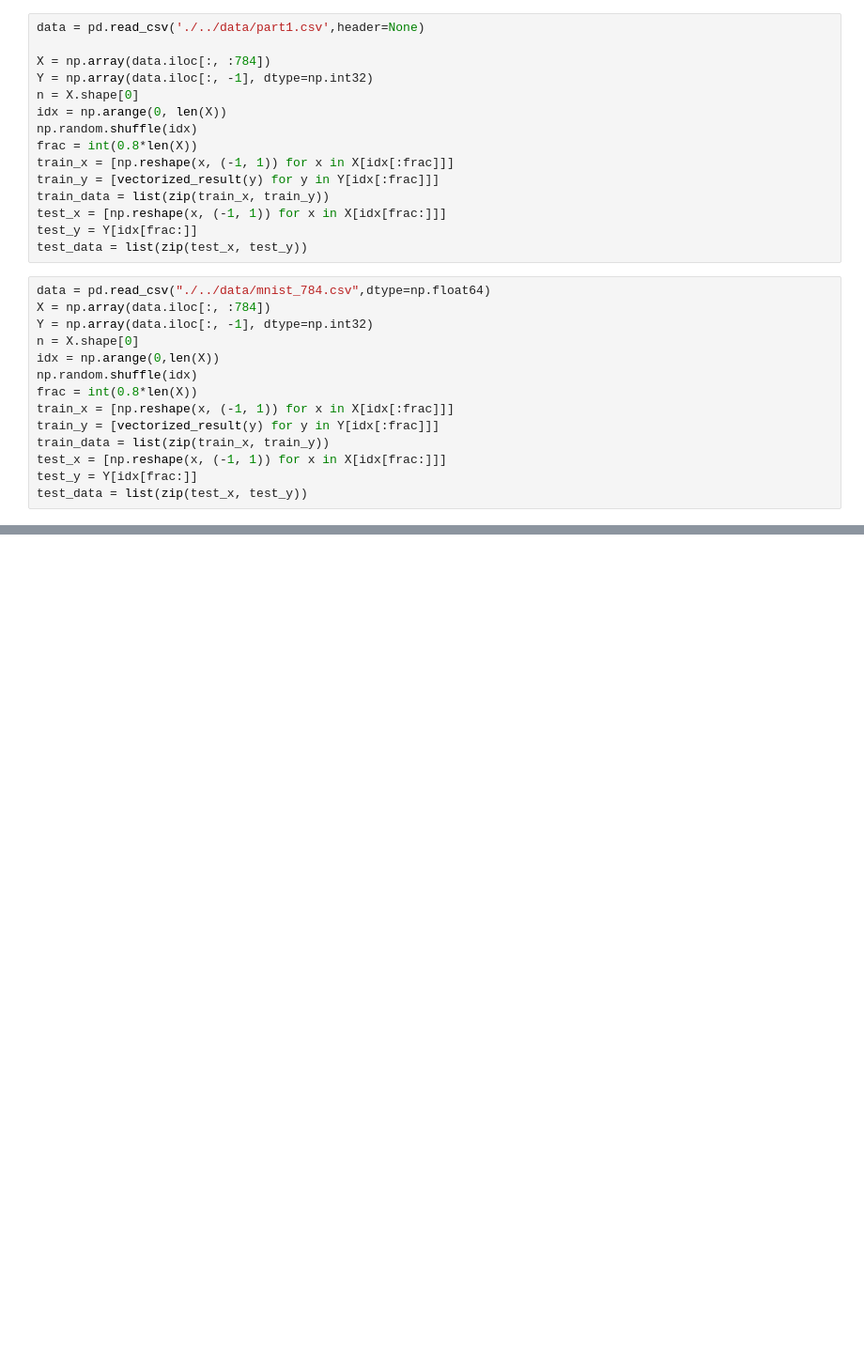
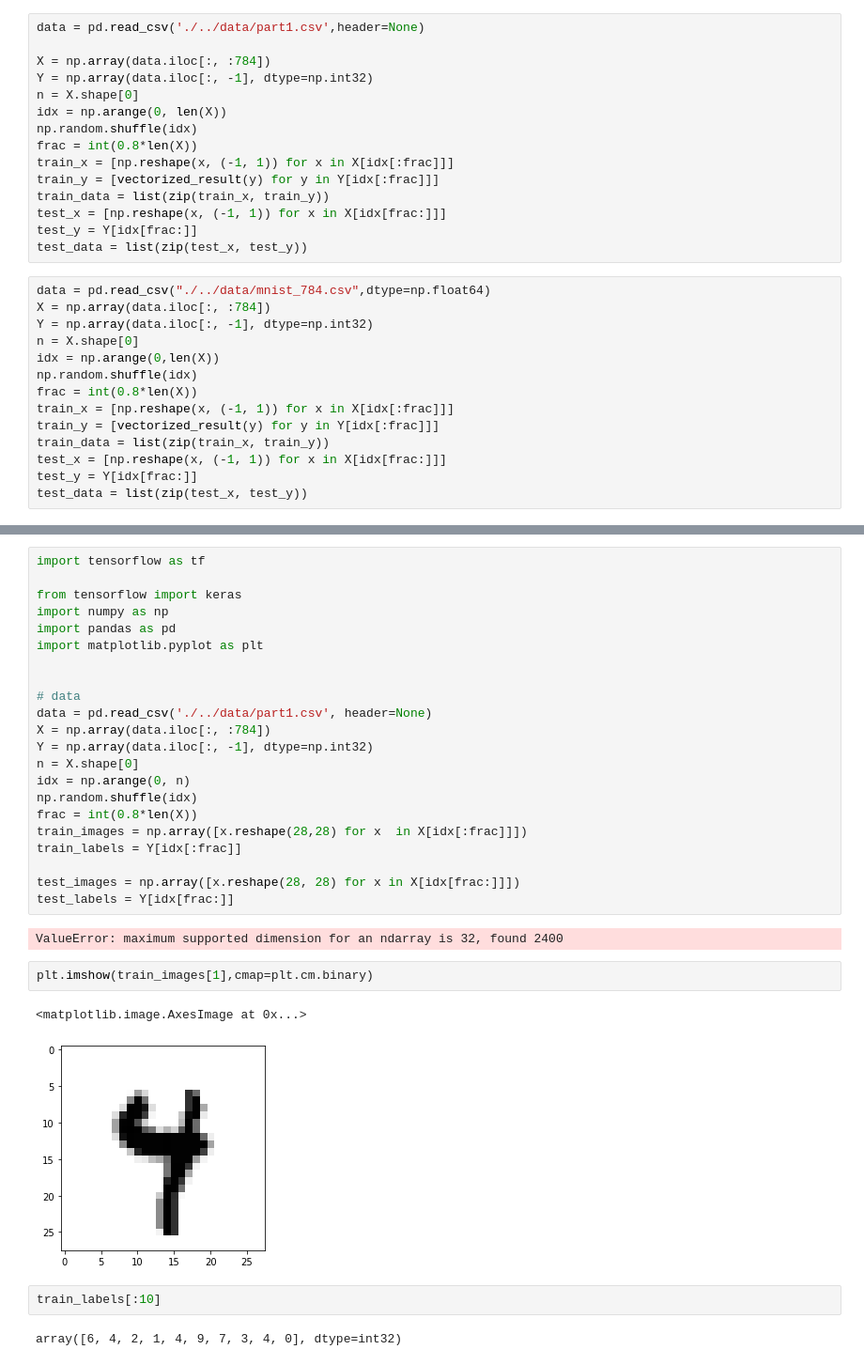
Before and after one commit to salujajaskeerat/ELL409-Assignments, a Jupyter notebook: assignment_3/utils/playground.ipynb, the cells around one changed output, grey strips where cells are left out. Shown at 94% size. Saved outputs shown, nothing was run; the diff lists cells and outputs as text; blank space fills up the shorter version.

```diff
--- a/assignment_3/utils/playground.ipynb
+++ b/assignment_3/utils/playground.ipynb
@@ -68,0 +80,33 @@ Epoch:30 Test data score : =531 / 600
+# %%
+import tensorflow as tf
+
+from tensorflow import keras
+import numpy as np
+import pandas as pd
+import matplotlib.pyplot as plt
+
+
+# data
+data = pd.read_csv('./../data/part1.csv', header=None)
+X = np.array(data.iloc[:, :784])
+Y = np.array(data.iloc[:, -1], dtype=np.int32)
+n = X.shape[0]
+idx = np.arange(0, n)
+np.random.shuffle(idx)
+frac = int(0.8*len(X))
+train_images = np.array([x.reshape(28,28) for x  in X[idx[:frac]]])
+train_labels = Y[idx[:frac]]
+
+test_images = np.array([x.reshape(28, 28) for x in X[idx[frac:]]])
+test_labels = Y[idx[frac:]]
+# %% [output]
+ValueError: maximum supported dimension for an ndarray is 32, found 2400
+# %%
+plt.imshow(train_images[1],cmap=plt.cm.binary)
+# %% [output]
+<matplotlib.image.AxesImage at 0x...>
+[figure, added]
+# %%
+train_labels[:10]
+# %% [output]
+array([6, 4, 2, 1, 4, 9, 7, 3, 4, 0], dtype=int32)
```
Also changed, not shown: parts of 7 cells of this notebook, 11 other files.
